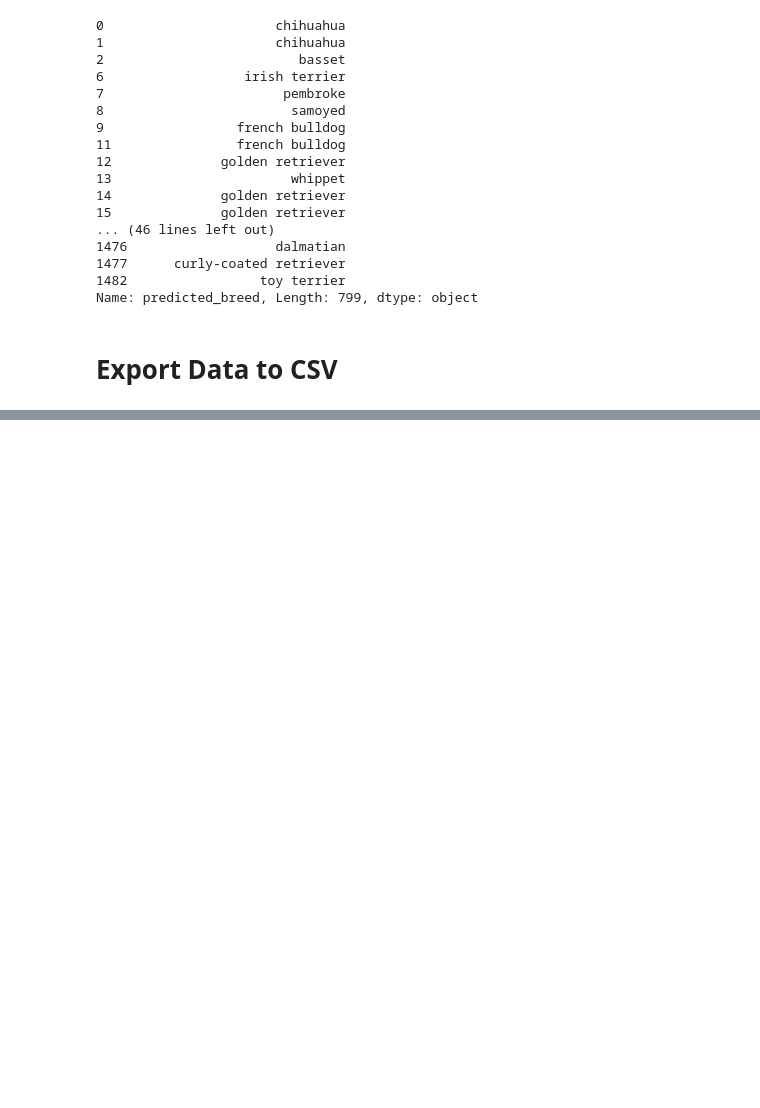
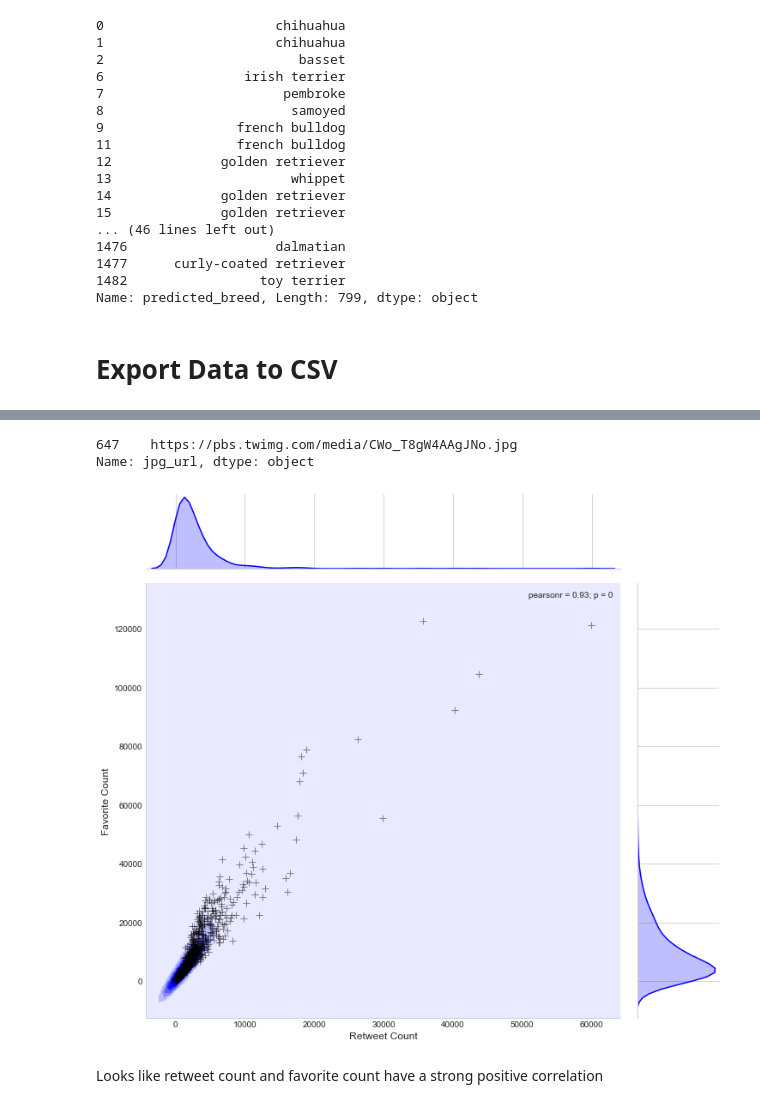
Before and after one commit to nagashrin/data_wrangling, a Jupyter notebook: wrangle_act_1.ipynb, the cells around one changed output, grey strips where cells are left out. Saved outputs shown, nothing was run; the diff lists cells and outputs as text; code cells hidden in the pictures; blank space fills up the shorter version.

Commit message:
with insights and visualization

```diff
--- a/wrangle_act_1.ipynb
+++ b/wrangle_act_1.ipynb
@@ -784,0 +786,3 @@ df_Clean.to_csv('data/wrangled_rate_dogs.csv')
+# %%
+# Read twitter_archive_master.csv
+df_master = pd.read_csv('data/twitter_archive_master.csv')
@@ -784,0 +907,28 @@ df_Clean.to_csv('data/wrangled_rate_dogs.csv')
+# %%
+#Let's pull the picture the dataset
+df_master[df_master['tweet_id']==678424312106393600].jpg_url
+# %% [output]
+647    https://pbs.twimg.com/media/CWo_T8gW4AAgJNo.jpg
+Name: jpg_url, dtype: object
+# %%
+#Visualization comparing the favorite & retweet counts
+sns.set_style('whitegrid')
+ax = sns.jointplot(x="retweet_count",
+                  y="favorite_count",
+                  data=df_master,
+                  color="blue",
+                  kind="kde",
+                  size=10)
+ax.plot_joint(plt.scatter,
+             c="black",
+             s=80,
+             linewidth=1,
+             marker="+",
+             alpha=0.45)
+ax.set_axis_labels("Retweet Count", "Favorite Count",fontsize=12)
+
+ax.fig.subplots_adjust(top=0.9);
+# %% [output]
+[figure, added]
+# %% [markdown]
+Looks like retweet count and favorite count have a strong positive correlation
```
Also changed, not shown: parts of 41 cells of this notebook.
